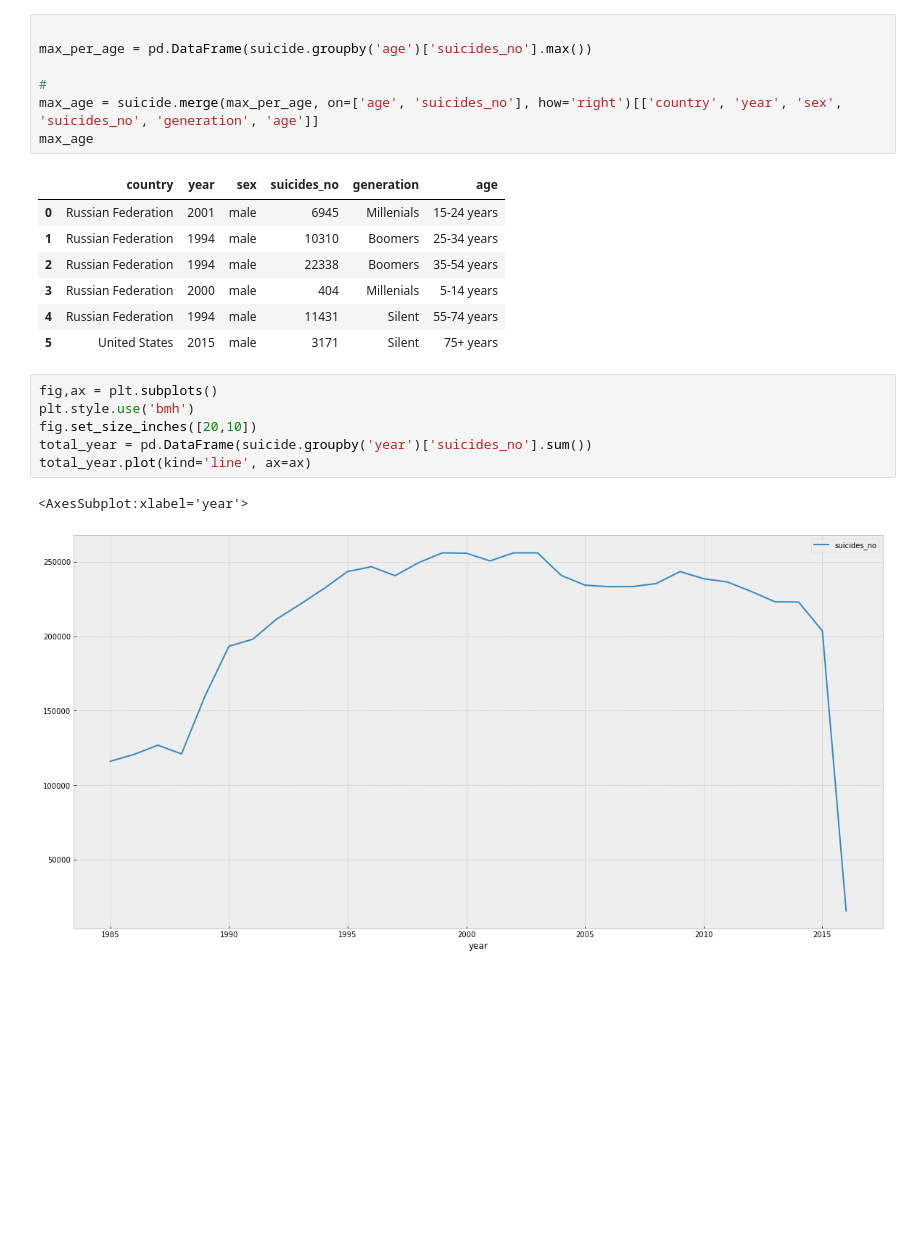
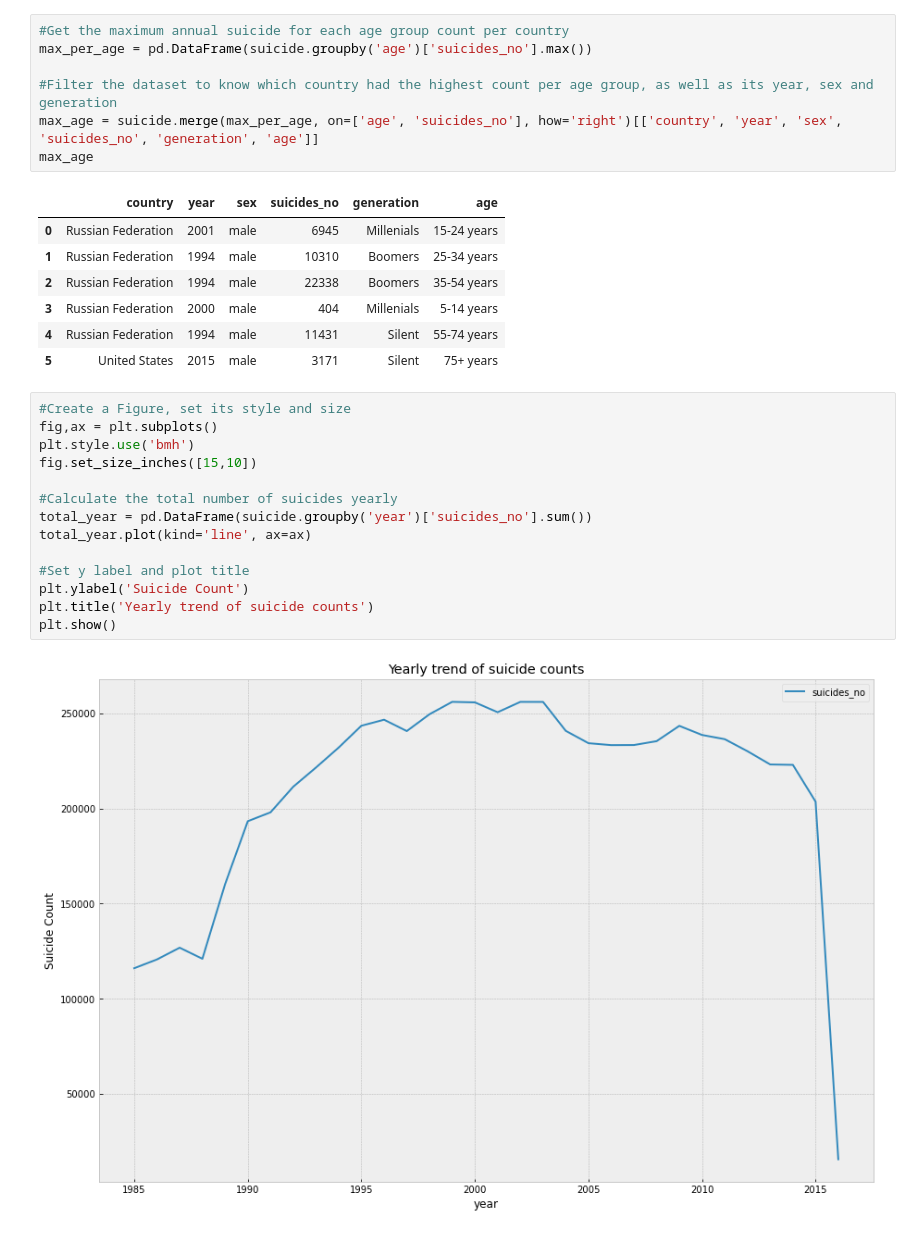
Before and after one commit to Anzaksen/Suicide_rates_1985_to_2016, a Jupyter notebook: Exploration_of_suicide_rates.ipynb, the cells around one changed output. Cells and saved outputs as stored; diff of their text form; blank space fills up the shorter version.

```diff
--- a/Exploration_of_suicide_rates.ipynb
+++ b/Exploration_of_suicide_rates.ipynb
@@ -123,8 +132,8 @@ max_sex
 # %%
-
+#Get the maximum annual suicide for each age group count per country
 max_per_age = pd.DataFrame(suicide.groupby('age')['suicides_no'].max())
 
-#
+#Filter the dataset to know which country had the highest count per age group, as well as its year, sex and generation
 max_age = suicide.merge(max_per_age, on=['age', 'suicides_no'], how='right')[['country', 'year', 'sex', 'suicides_no', 'generation', 'age']]
 max_age
 # %% [output]
@@ -135,13 +144,20 @@ max_age
 | 3 | Russian Federation | 2000 | male | 404 | Millenials | 5-14 years |
 | 4 | Russian Federation | 1994 | male | 11431 | Silent | 55-74 years |
 | 5 | United States | 2015 | male | 3171 | Silent | 75+ years |
-# %%
-fig,ax = plt.subplots()
-plt.style.use('bmh')
-fig.set_size_inches([20,10])
-total_year = pd.DataFrame(suicide.groupby('year')['suicides_no'].sum())
-total_year.plot(kind='line', ax=ax)
-# %% [output]
-<AxesSubplot:xlabel='year'>
-[figure, removed]
+# %%
+#Create a Figure, set its style and size
+fig,ax = plt.subplots()
+plt.style.use('bmh')
+fig.set_size_inches([15,10])
+
+#Calculate the total number of suicides yearly
+total_year = pd.DataFrame(suicide.groupby('year')['suicides_no'].sum())
+total_year.plot(kind='line', ax=ax)
+
+#Set y label and plot title
+plt.ylabel('Suicide Count')
+plt.title('Yearly trend of suicide counts')
+plt.show()
+# %% [output]
+[figure, added]
 # %%
```
Also changed, not shown: parts of 16 cells of this notebook.
